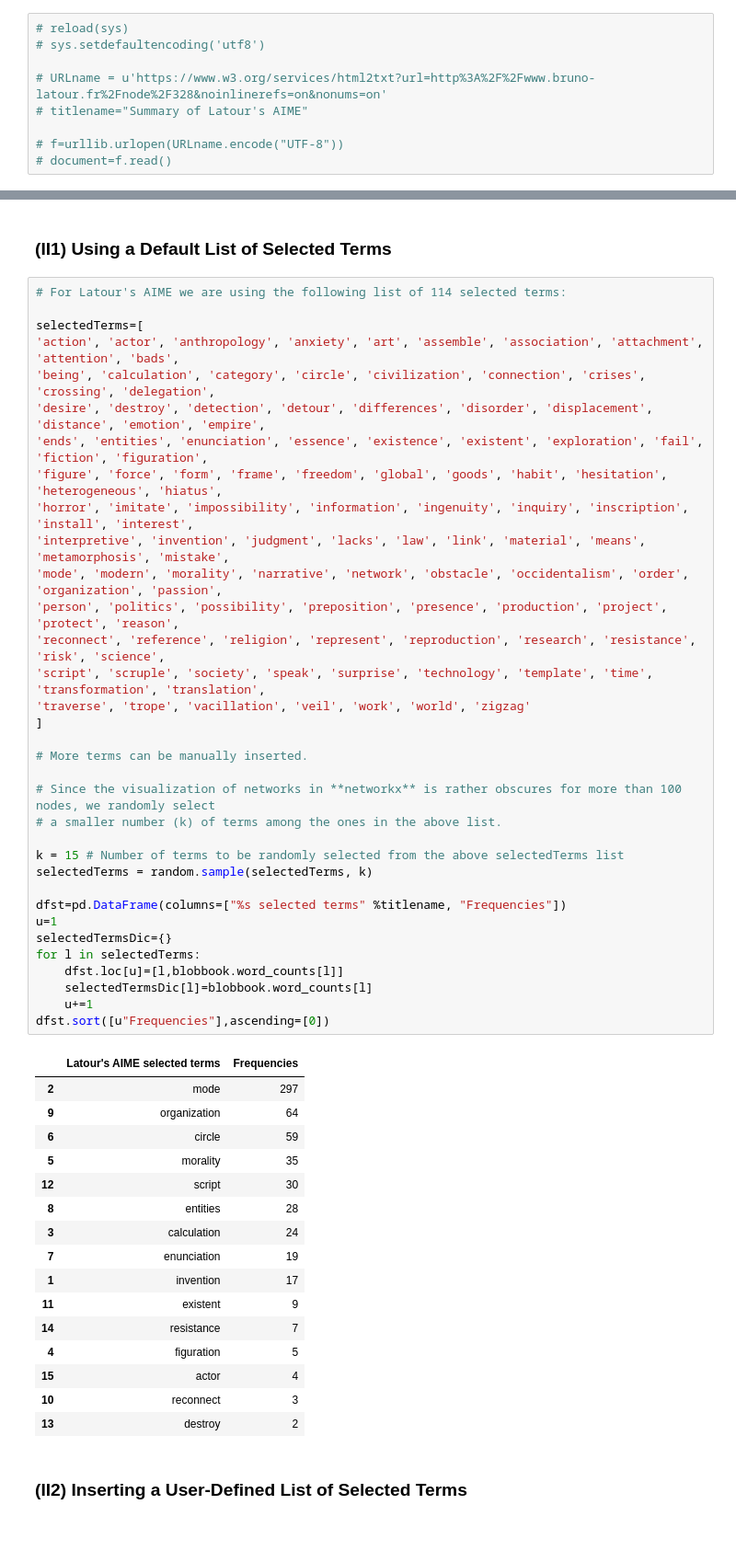
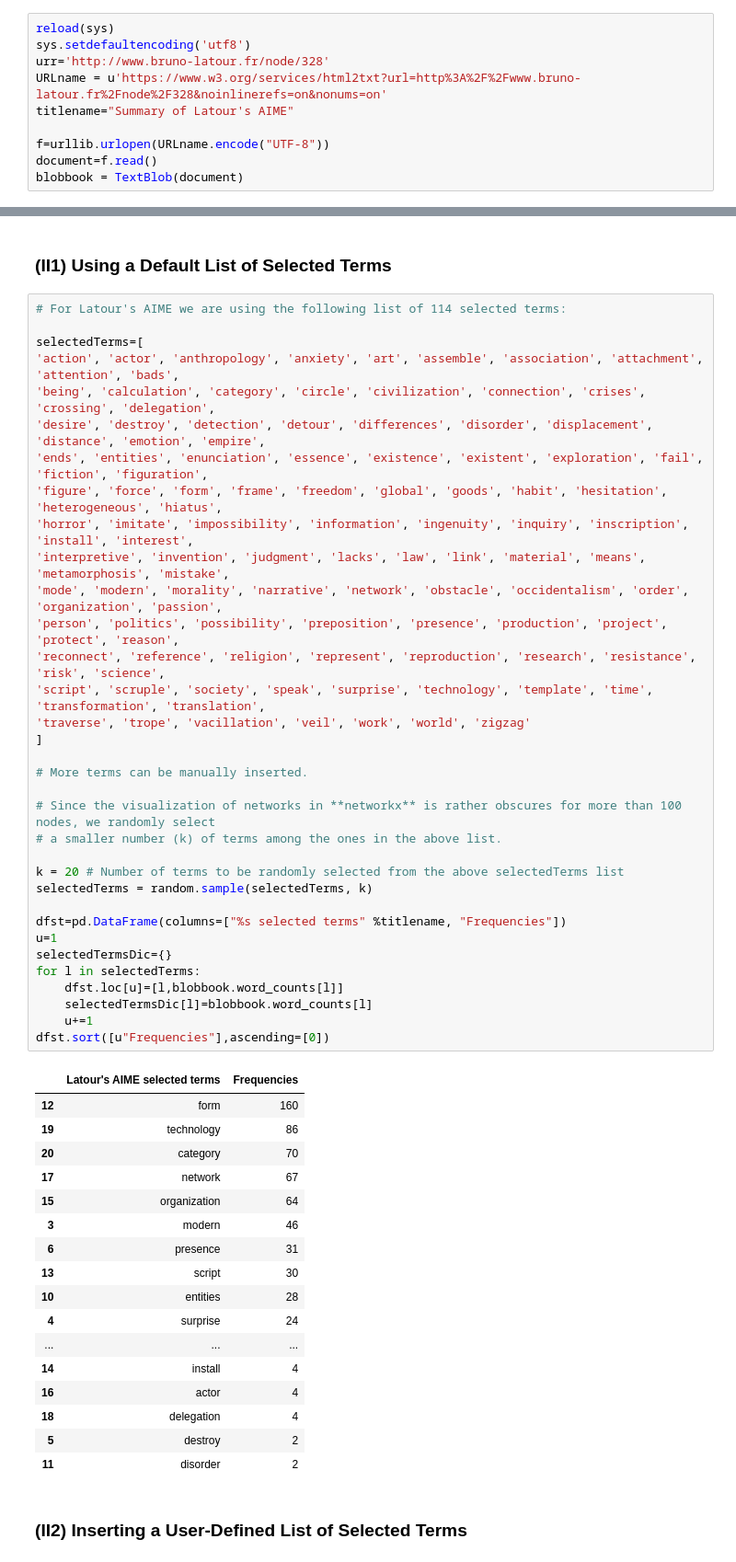
Before and after one commit to mboudour/WordNets, a Jupyter notebook: WordNetsFromDocuments.ipynb, the cells around one changed output, grey strips where cells are left out. Shown at 92% size. Cells and saved outputs as stored; diff of their text form; blank space fills up the shorter version.

```diff
--- a/WordNetsFromDocuments.ipynb
+++ b/WordNetsFromDocuments.ipynb
@@ -58,14 +64,15 @@ blobbook = TextBlob(document)
 # %% [markdown]
 ### (I3) Importing a Document as Text from a txt File at a URL
 # %%
-# reload(sys)
-# sys.setdefaultencoding('utf8')
+reload(sys)
+sys.setdefaultencoding('utf8')
+urr='http://www.bruno-latour.fr/node/328'
+URLname = u'https://www.w3.org/services/html2txt?url=http%3A%2F%2Fwww.bruno-latour.fr%2Fnode%2F328&noinlinerefs=on&nonums=on'
+titlename="Summary of Latour's AIME"
 
-# URLname = u'https://www.w3.org/services/html2txt?url=http%3A%2F%2Fwww.bruno-latour.fr%2Fnode%2F328&noinlinerefs=on&nonums=on'
-# titlename="Summary of Latour's AIME"
-
-# f=urllib.urlopen(URLname.encode("UTF-8"))
-# document=f.read()
+f=urllib.urlopen(URLname.encode("UTF-8"))
+document=f.read()
+blobbook = TextBlob(document)
 # %% [markdown]
 ## II. Selecting Terms in the Document as the WordNet Nodes
 # %% [markdown]
@@ -86,49 +93,50 @@ selectedTerms=[
 'being', 'calculation', 'category', 'circle', 'civilization', 'connection', 'crises', 'crossing', 'delegation',
 'desire', 'destroy', 'detection', 'detour', 'differences', 'disorder', 'displacement', 'distance', 'emotion', 'empire',
 'ends', 'entities', 'enunciation', 'essence', 'existence', 'existent', 'exploration', 'fail', 'fiction', 'figuration',
 'figure', 'force', 'form', 'frame', 'freedom', 'global', 'goods', 'habit', 'hesitation', 'heterogeneous', 'hiatus',
 'horror', 'imitate', 'impossibility', 'information', 'ingenuity', 'inquiry', 'inscription', 'install', 'interest',
 'interpretive', 'invention', 'judgment', 'lacks', 'law', 'link', 'material', 'means', 'metamorphosis', 'mistake',
 'mode', 'modern', 'morality', 'narrative', 'network', 'obstacle', 'occidentalism', 'order', 'organization', 'passion',
 'person', 'politics', 'possibility', 'preposition', 'presence', 'production', 'project', 'protect', 'reason',
 'reconnect', 'reference', 'religion', 'represent', 'reproduction', 'research', 'resistance', 'risk', 'science',
 'script', 'scruple', 'society', 'speak', 'surprise', 'technology', 'template', 'time', 'transformation', 'translation',
 'traverse', 'trope', 'vacillation', 'veil', 'work', 'world', 'zigzag'
 ]
 
 # More terms can be manually inserted.
 
 # Since the visualization of networks in **networkx** is rather obscures for more than 100 nodes, we randomly select
 # a smaller number (k) of terms among the ones in the above list.
 
-k = 15 # Number of terms to be randomly selected from the above selectedTerms list
+k = 20 # Number of terms to be randomly selected from the above selectedTerms list
 selectedTerms = random.sample(selectedTerms, k)
 
 dfst=pd.DataFrame(columns=["%s selected terms" %titlename, "Frequencies"])
 u=1
 selectedTermsDic={}
 for l in selectedTerms:
     dfst.loc[u]=[l,blobbook.word_counts[l]]
     selectedTermsDic[l]=blobbook.word_counts[l]
     u+=1
 dfst.sort([u"Frequencies"],ascending=[0])
 # %% [output]
 |  | Latour's AIME selected terms | Frequencies |
-| 2 | mode | 297 |
-| 9 | organization | 64 |
-| 6 | circle | 59 |
-| 5 | morality | 35 |
-| 12 | script | 30 |
-| 8 | entities | 28 |
-| 3 | calculation | 24 |
-| 7 | enunciation | 19 |
-| 1 | invention | 17 |
-| 11 | existent | 9 |
-| 14 | resistance | 7 |
-| 4 | figuration | 5 |
-| 15 | actor | 4 |
-| 10 | reconnect | 3 |
-| 13 | destroy | 2 |
+| 12 | form | 160 |
+| 19 | technology | 86 |
+| 20 | category | 70 |
+| 17 | network | 67 |
+| 15 | organization | 64 |
+| 3 | modern | 46 |
+| 6 | presence | 31 |
+| 13 | script | 30 |
+| 10 | entities | 28 |
+| 4 | surprise | 24 |
+| ... | ... | ... |
+| 14 | install | 4 |
+| 16 | actor | 4 |
+| 18 | delegation | 4 |
+| 5 | destroy | 2 |
+| 11 | disorder | 2 |
 # %% [markdown]
 ### (II2) Inserting a User-Defined List of Selected Terms
 # %%
```
Also changed, not shown: parts of 19 cells of this notebook, 1 other file.
